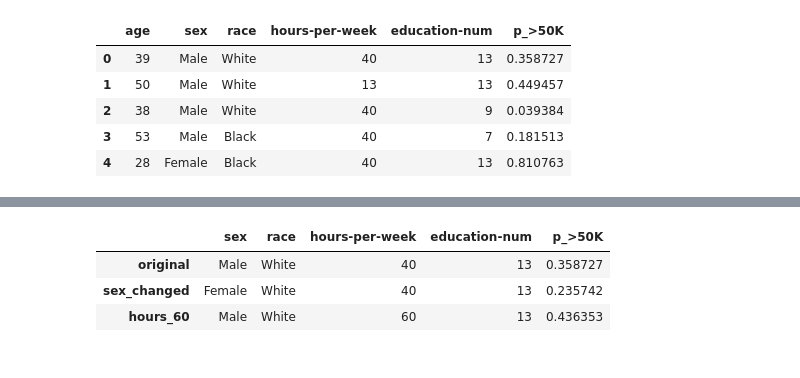
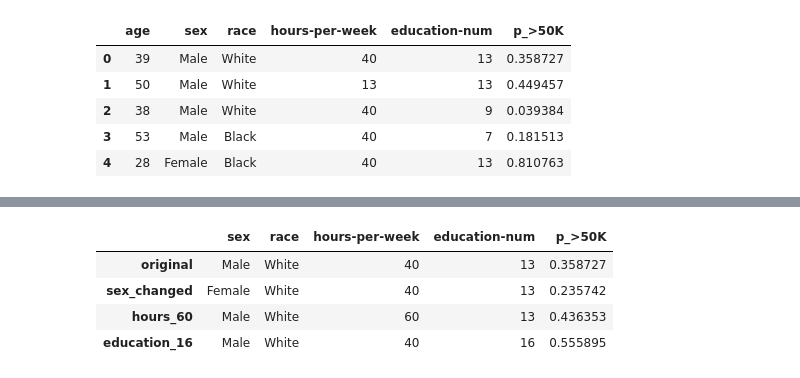
Before and after one commit to SamuelKabuyayaya/COMP-315-Team-Project, a Jupyter notebook: notebooks/tfma_analysis.ipynb, the cells around one changed output, grey strips where cells are left out. Cells and saved outputs as stored; diff of their text form; code cells hidden in the pictures.

```diff
--- a/notebooks/tfma_analysis.ipynb
+++ b/notebooks/tfma_analysis.ipynb
@@ -153,28 +163,31 @@ sample_df[["age", "sex", "race", "hours-per-week", "education-num", "p_>50K"]]
 # %%
 base = df.iloc[0].copy()
 
-# flip sex using whatever two values already exist in your dataset
-sex_values = list(df["sex"].dropna().unique())
-alt_sex = [v for v in sex_values if str(v).strip() != str(base["sex"]).strip()][0]
+sex_values = list(df["sex"].dropna().astype(str).str.strip().unique())
+alt_sex = [v for v in sex_values if v != str(base["sex"]).strip()][0]
 
 cf_sex = base.copy()
 cf_sex["sex"] = alt_sex
 
 cf_hours = base.copy()
 cf_hours["hours-per-week"] = 60
 
+cf_education = base.copy()
+cf_education["education-num"] = 16
+
 compare_df = pd.DataFrame(
-    [base, cf_sex, cf_hours],
-    index=["original", "sex_changed", "hours_60"]
+    [base, cf_sex, cf_hours, cf_education],
+    index=["original", "sex_changed", "hours_60", "education_16"]
 )
 
 compare_examples = [row_to_example(row) for _, row in compare_df.iterrows()]
 compare_preds = custom_predict_fn(compare_examples)
 
 compare_df["p_>50K"] = [p[1] for p in compare_preds]
 compare_df[["sex", "race", "hours-per-week", "education-num", "p_>50K"]]
 # %% [output]
 |  | sex | race | hours-per-week | education-num | p_>50K |
 | original | Male | White | 40 | 13 | 0.358727 |
 | sex_changed | Female | White | 40 | 13 | 0.235742 |
 | hours_60 | Male | White | 60 | 13 | 0.436353 |
+| education_16 | Male | White | 40 | 16 | 0.555895 |
```
Also changed, not shown: parts of 13 cells of this notebook, 3 other files.
